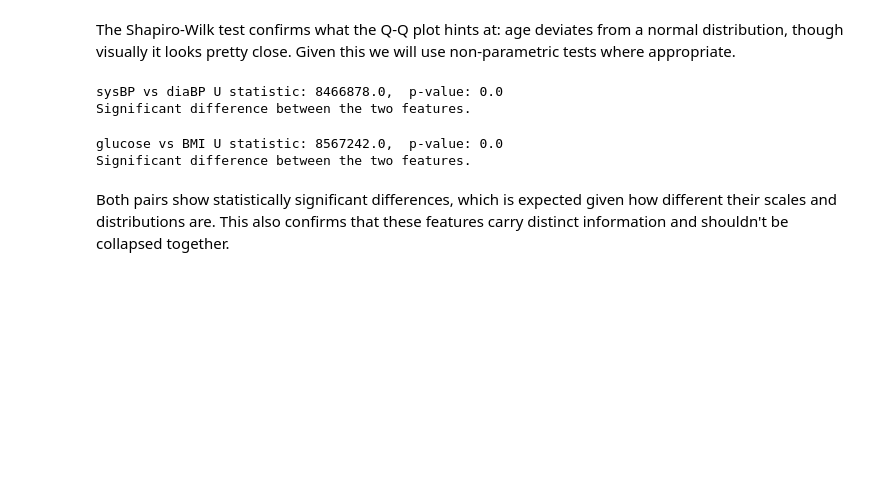
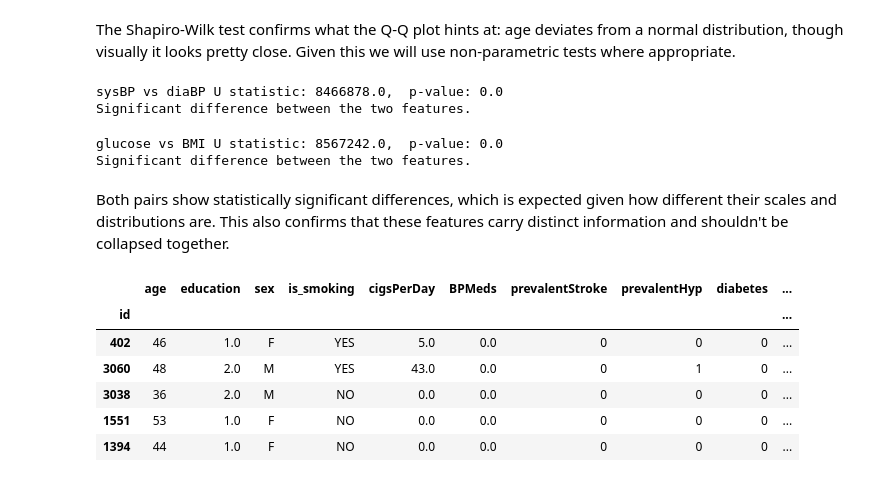
Before and after one commit to mtfattahpour/chd-prediction, a Jupyter notebook: notebooks/eda.ipynb, the cells around one changed output. Saved outputs shown, nothing was run; the diff lists cells and outputs as text; code cells hidden in the pictures; blank space fills up the shorter version.

```diff
--- a/notebooks/eda.ipynb
+++ b/notebooks/eda.ipynb
@@ -454,3 +454,13 @@ glucose vs BMI U statistic: 8567242.0,  p-value: 0.0
 Significant difference between the two features.
 # %% [markdown]
 Both pairs show statistically significant differences, which is expected given how different their scales and distributions are. This also confirms that these features carry distinct information and shouldn't be collapsed together.
+# %%
+df.sample(5)
+# %% [output]
+|  | age | education | sex | is_smoking | cigsPerDay | BPMeds | prevalentStroke | prevalentHyp | diabetes | ... |
+| id |  |  |  |  |  |  |  |  |  | ... |
+| 402 | 46 | 1.0 | F | YES | 5.0 | 0.0 | 0 | 0 | 0 | ... |
+| 3060 | 48 | 2.0 | M | YES | 43.0 | 0.0 | 0 | 1 | 0 | ... |
+| 3038 | 36 | 2.0 | M | NO | 0.0 | 0.0 | 0 | 0 | 0 | ... |
+| 1551 | 53 | 1.0 | F | NO | 0.0 | 0.0 | 0 | 0 | 0 | ... |
+| 1394 | 44 | 1.0 | F | NO | 0.0 | 0.0 | 0 | 0 | 0 | ... |
```
Also changed, not shown: parts of 12 cells of this notebook.
